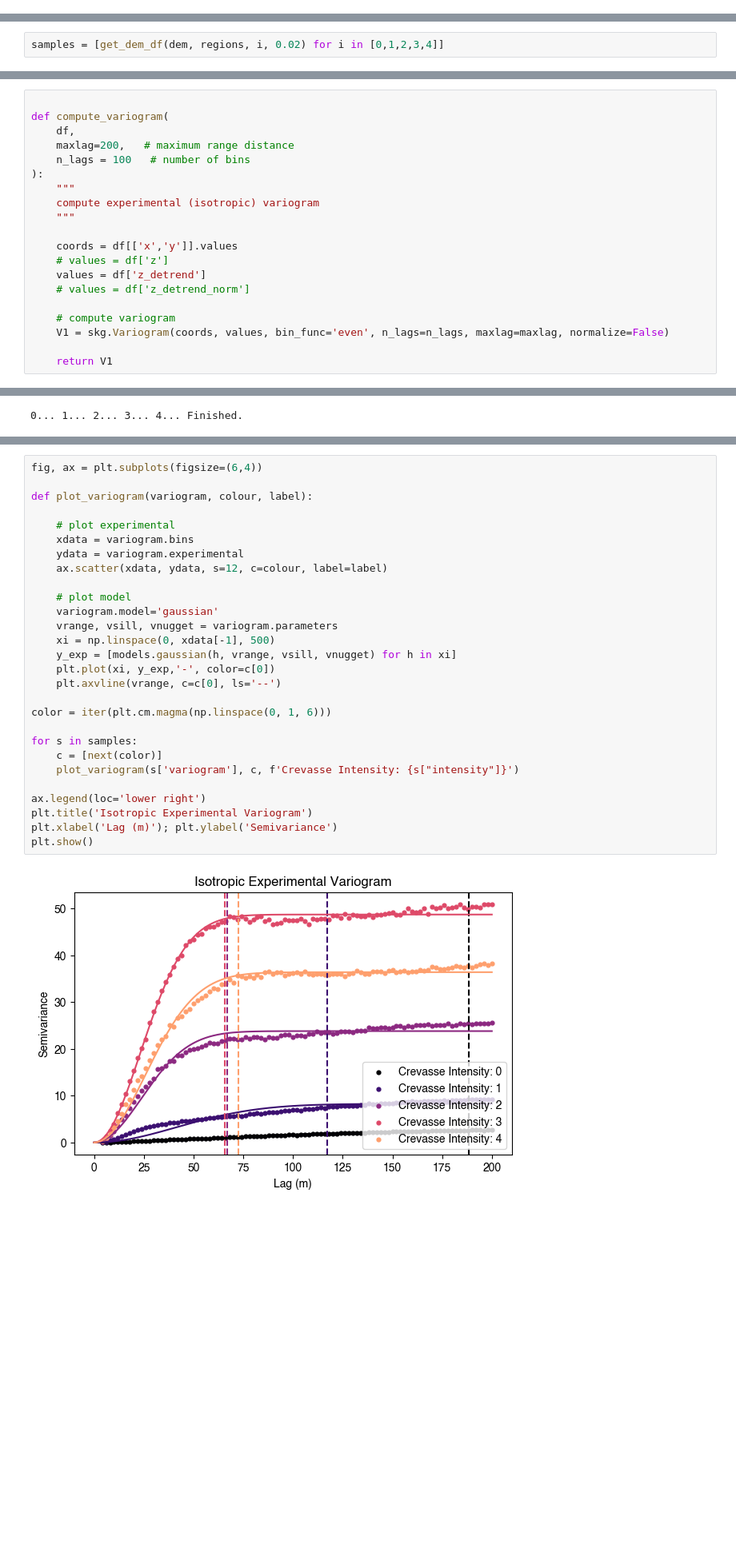
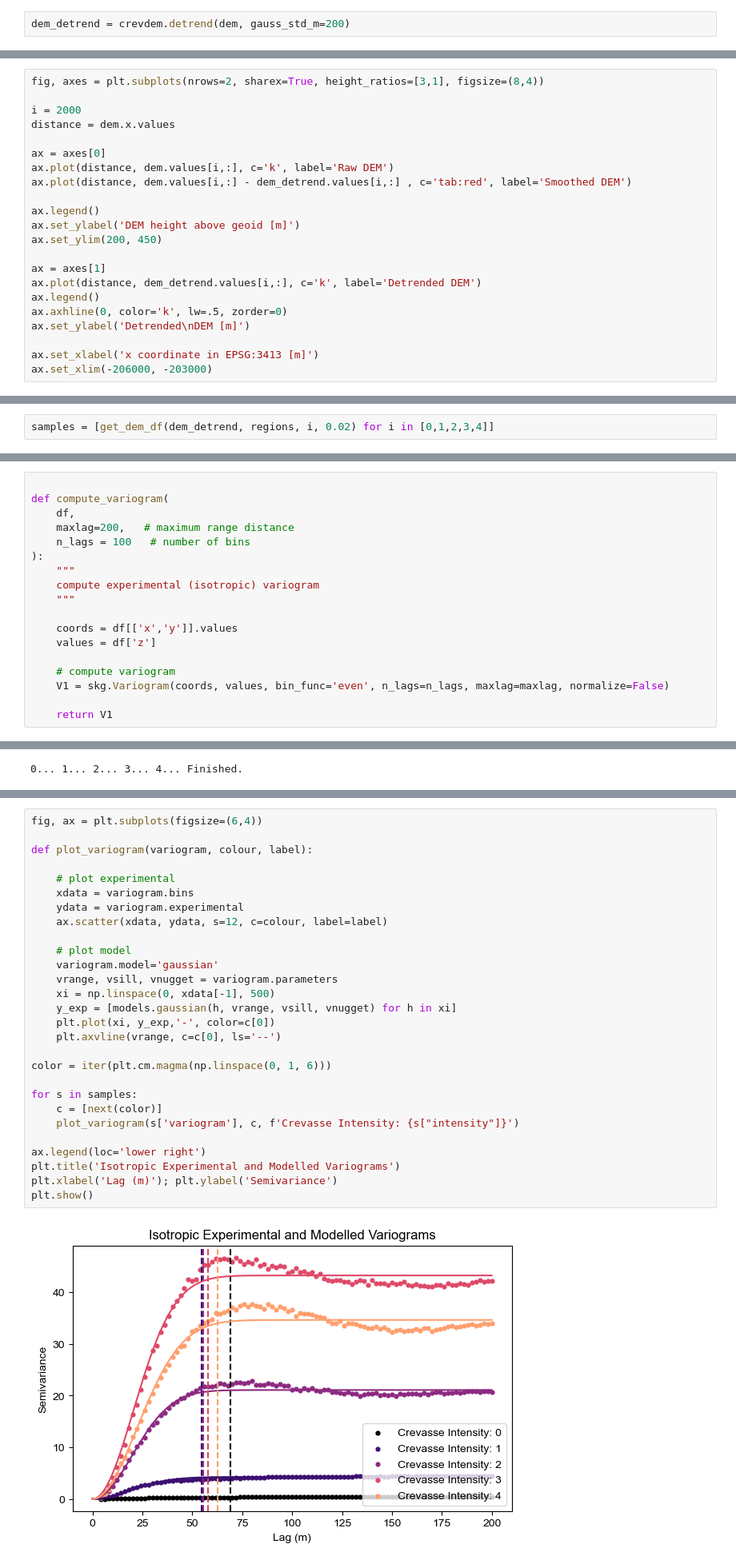
Before and after one commit to trchudley/crevdem, a Jupyter notebook: notebooks/variogram_notebook.ipynb, the cells around one changed output, grey strips where cells are left out. Shown at 80% size. Saved outputs shown, nothing was run; the diff lists cells and outputs as text; blank space fills up the shorter version.

Commit message:
update defaults following variogram

```diff
--- a/notebooks/variogram_notebook.ipynb
+++ b/notebooks/variogram_notebook.ipynb
@@ -42,0 +43,2 @@ dem = crevdem.load_aws(dataset='arcticdem', geocell=geocell, dem_id=dem_id, boun
+# %%
+dem_detrend = crevdem.detrend(dem, gauss_std_m=200)
@@ -42,0 +47,22 @@ dem = crevdem.load_aws(dataset='arcticdem', geocell=geocell, dem_id=dem_id, boun
+# %%
+fig, axes = plt.subplots(nrows=2, sharex=True, height_ratios=[3,1], figsize=(8,4))
+
+i = 2000
+distance = dem.x.values
+
+ax = axes[0]
+ax.plot(distance, dem.values[i,:], c='k', label='Raw DEM')
+ax.plot(distance, dem.values[i,:] - dem_detrend.values[i,:] , c='tab:red', label='Smoothed DEM')
+
+ax.legend()
+ax.set_ylabel('DEM height above geoid [m]')
+ax.set_ylim(200, 450)
+
+ax = axes[1]
+ax.plot(distance, dem_detrend.values[i,:], c='k', label='Detrended DEM')
+ax.legend()
+ax.axhline(0, color='k', lw=.5, zorder=0)
+ax.set_ylabel('Detrended\nDEM [m]')
+
+ax.set_xlabel('x coordinate in EPSG:3413 [m]')
+ax.set_xlim(-206000, -203000)
@@ -152,7 +127,7 @@ def get_dem_df(xds, regions, intensity, sample_frac=0.02):
 # %% [markdown]
 We loop through all of the sample regions, performing this operation on all of them:
 # %%
-samples = [get_dem_df(dem, regions, i, 0.02) for i in [0,1,2,3,4]]
+samples = [get_dem_df(dem_detrend, regions, i, 0.02) for i in [0,1,2,3,4]]
 # %% [markdown]
 ## Computing the variograms
 # %% [markdown]
@@ -169,9 +144,7 @@ def compute_variogram(
     """
 
     coords = df[['x','y']].values
-    # values = df['z']
-    values = df['z_detrend']
-    # values = df['z_detrend_norm']
+    values = df['z']
 
     # compute variogram
     V1 = skg.Variogram(coords, values, bin_func='even', n_lags=n_lags, maxlag=maxlag, normalize=False)
@@ -191,31 +166,31 @@ And we can now plot the experimental and model variograms. We fit a gaussian mod
 # %%
 fig, ax = plt.subplots(figsize=(6,4))
 
 def plot_variogram(variogram, colour, label):
 
     # plot experimental
     xdata = variogram.bins
     ydata = variogram.experimental
     ax.scatter(xdata, ydata, s=12, c=colour, label=label)
 
     # plot model
     variogram.model='gaussian'
     vrange, vsill, vnugget = variogram.parameters
     xi = np.linspace(0, xdata[-1], 500)
     y_exp = [models.gaussian(h, vrange, vsill, vnugget) for h in xi]
     plt.plot(xi, y_exp,'-', color=c[0])
     plt.axvline(vrange, c=c[0], ls='--')
 
 color = iter(plt.cm.magma(np.linspace(0, 1, 6)))
 
 for s in samples:
     c = [next(color)]
     plot_variogram(s['variogram'], c, f'Crevasse Intensity: {s["intensity"]}')
 
 ax.legend(loc='lower right')
-plt.title('Isotropic Experimental Variogram')
+plt.title('Isotropic Experimental and Modelled Variograms')
 plt.xlabel('Lag (m)'); plt.ylabel('Semivariance')
 plt.show()
 # %% [output]
-[figure, old version]
+[figure, new version]
 # %% [markdown]
```
Also changed, not shown: parts of 13 cells of this notebook, 11 other files.
